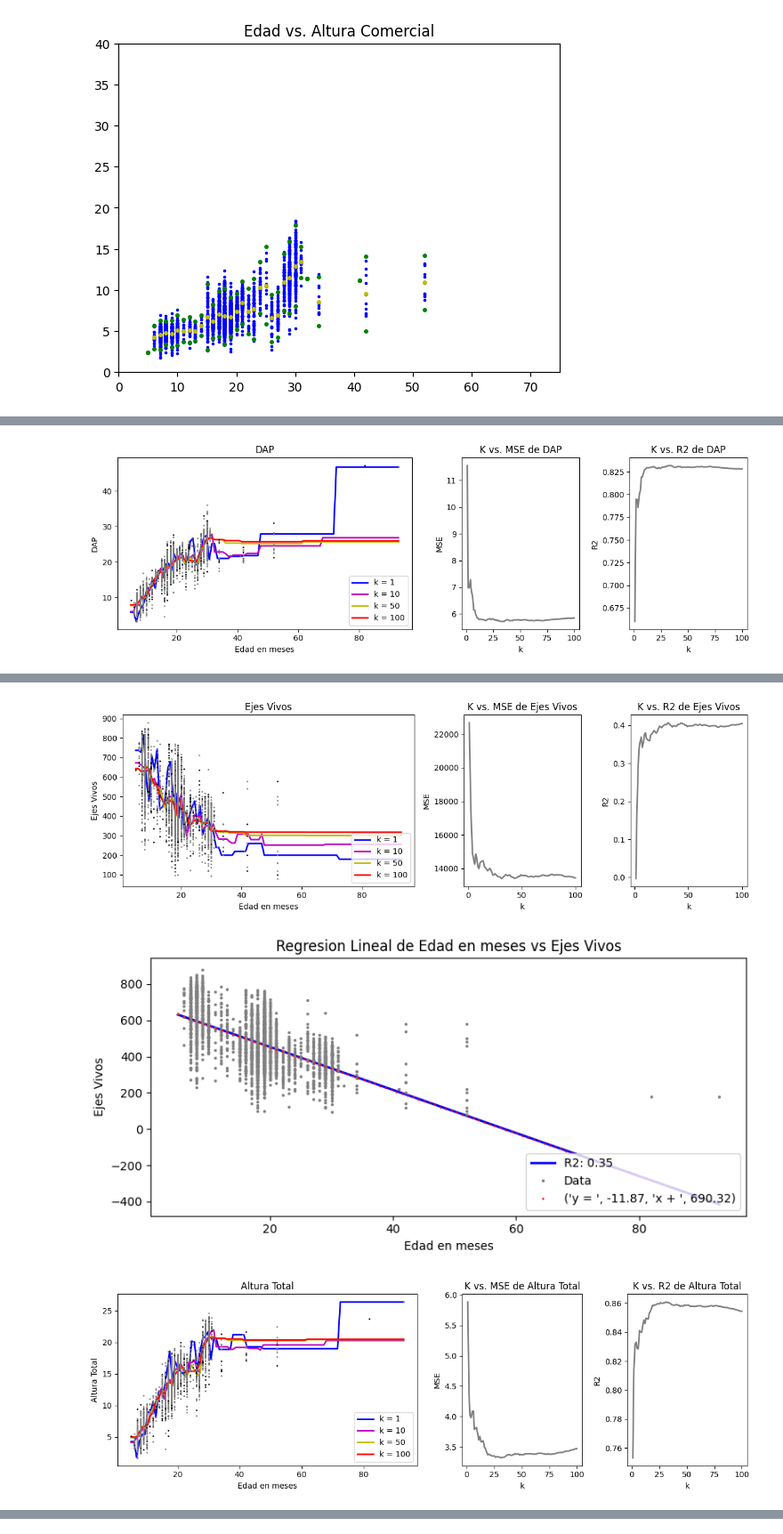
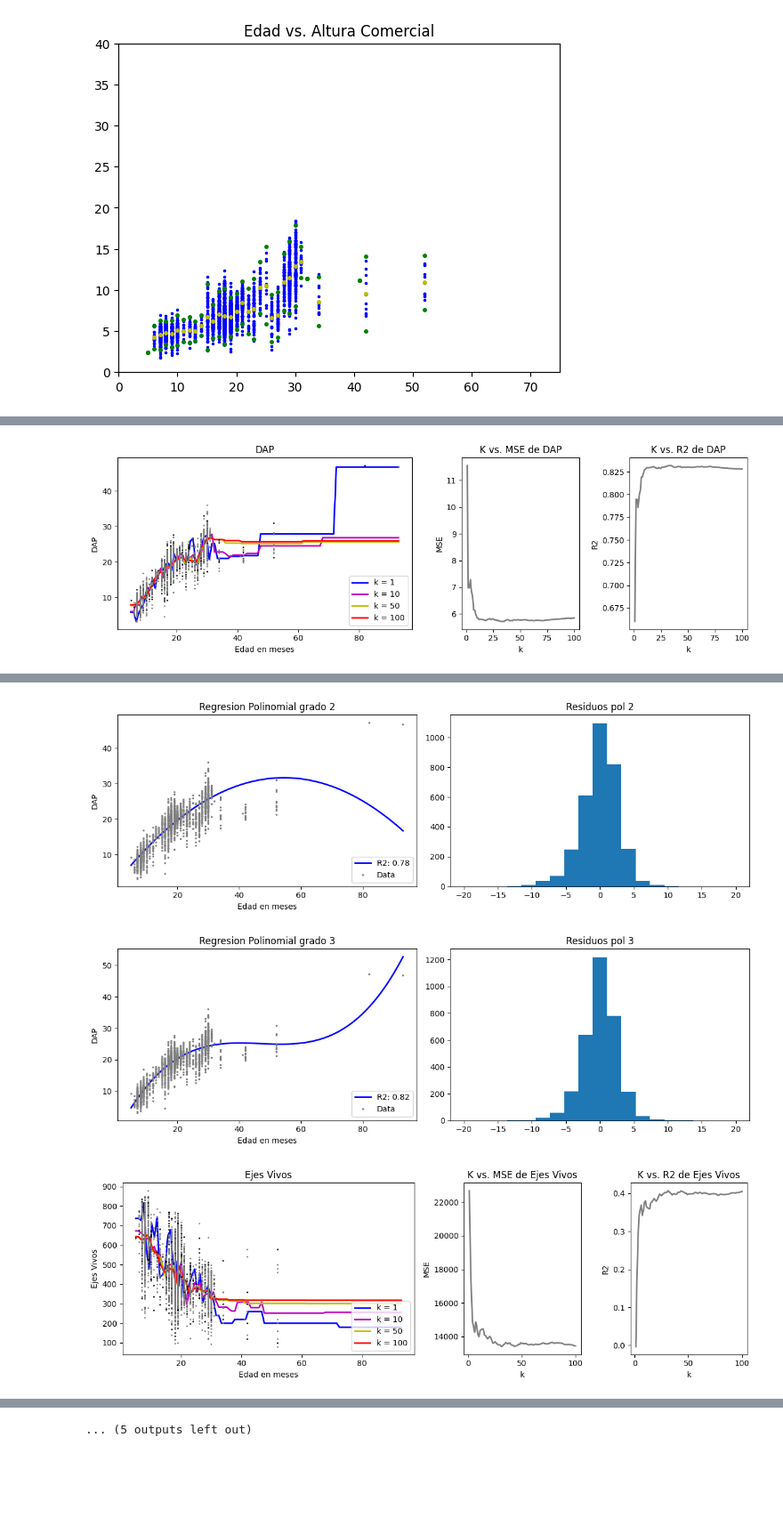
Before and after one commit to BryanCoboF/dataScienceStudy, a Jupyter notebook: dataScienceForest.ipynb, the cells around one changed output, grey strips where cells are left out. Shown at 89% size. Saved outputs shown, nothing was run; the diff lists cells and outputs as text; code cells hidden in the pictures; blank space fills up the shorter version.

Commit message:
Incluido regresion polinomial

```diff
--- a/dataScienceForest.ipynb
+++ b/dataScienceForest.ipynb
@@ -195 +205,16 @@ matrizCorr(dfCorre)
 [figure]
+# %%
+fig = plt.figure()
+ax = fig.add_subplot(111, projection='3d')
+
+# Gráfico de dispersión en 3D
+ax.scatter(dfCorre['Edad en Meses'],dfCorre['DAP (cm)'], dfCorre['Altura Total (m)'], c='g', marker='.')
+
+# Etiquetas de los ejes
+ax.set_xlabel('Edad')
+ax.set_ylabel('DAP')
+ax.set_zlabel('AT')
+
+ax.view_init(azim=190, elev=20)
+
+plt.show()
@@ -274,6 +301,36 @@ def RegLineal(varXLin , varYLin, varString):
   plt.show()
   return m[0],b
 
+def RegPolin(varXLin , varYLin, varString, deg):
+  # varXLin es el df de variable predictora
+  # varYLin es la variable de respuesta (dap, AT, AC, EV)
+  # varString es el string que indica la variabl analizada
+  # deg es el grado del polinomio de regresion
+  # Definicion del modelo de regresion lineal
+  fig, ax = plt.subplots(1,2, figsize=(12,4))
+  xPol= PolynomialFeatures(degree=deg).fit_transform(varXLin,varYLin)
+  modeloPolinomial = LinearRegression(fit_intercept=False)
+  modeloPolinomial.fit(xPol,varYLin)
+  rCuad = modeloPolinomial.score(xPol, varYLin)
+  stringRCuad = f"R2: {rCuad:.2f}" # Crea un string con el r2 para mostrar en la grafica
+  valuesX = np.linspace(varXLin.min(), varXLin.max(), 100)
+  valuesXPol = PolynomialFeatures(degree=deg).fit_transform(valuesX,varYLin)
+  # Graficacion ajuste
+  ax[0].plot(valuesX, modeloPolinomial.predict(valuesXPol), '-',label = stringRCuad, color = 'b', linewidth = 2) #label = stringRCuad
+  ax[0].plot(varXLin, varYLin, '.', label='Data', color= 'gray', markersize=3)
+  ax[0].set_xlabel('Edad en meses', fontsize=10)
+  ax[0].set_ylabel(varString, fontsize=10)
+  titString = 'Regresion Polinomial grado ' + str(deg)
+  ax[0].set_title(titString)
+  ax[0].legend(loc='lower right', fontsize=10)
+  resPol = varYLin - modeloPolinomial.predict(xPol)
+  resString = 'Residuos pol '+ str(deg)
+  bins = np.linspace(-20,20,20)
+  ax[1].hist(resPol, bins, label = resString)
+  ax[1].set_title(resString)
+  plt.tight_layout()
+  plt.show()
+
 def funcionRecta(m,b,x):
   return m[0]*x+b
 
@@ -300,14 +357,23 @@ while closer == 0:
     xTr, xTe, yTr, yTe, kVec  = trainTestValues(edadX, dapY, 1, 100, 0.7, 42)
     KNNRegresion(kVec, xTr, yTr, xTe, yTe, kPlots, coloresPlot,edadX,titGraf[0])
     RegLineal(edadX,dapY, titGraf[0])
+    for degree in range(3):
+      if degree>0:
+        RegPolin(edadX,dapY, titGraf[0],degree+1)
     #AT
     xTr, xTe, yTr, yTe, kVec  = trainTestValues(edadX, atY, 1, 100, 0.7, 42)
     KNNRegresion(kVec, xTr, yTr, xTe, yTe, kPlots, coloresPlot,edadX,titGraf[2])
     RegLineal(edadX,atY, titGraf[2])
+    for degree in range(3):
+      if degree>0:
+        RegPolin(edadX,atY, titGraf[0],degree+1)
     #AC
     xTr, xTe, yTr, yTe, kVec  = trainTestValues(edadX, acY, 1, 100, 0.7, 42)
     KNNRegresion(kVec, xTr, yTr, xTe, yTe, kPlots, coloresPlot,edadX,titGraf[3])
     RegLineal(edadX,acY, titGraf[3])
+    for degree in range(3):
+      if degree>0:
+        RegPolin(edadX,acY, titGraf[0],degree+1)
     closer = 1
 
   elif criterioEstimacion == "2": # Estimacion por promedios de parcela
@@ -318,33 +384,45 @@ while closer == 0:
     ejesY = dfSinNAPPM['Ejes Vivos (Ha)'] #variable respuesta EJES VIVOS
     atY = dfSinNAPPM['Altura Total (m)'] #variable respuesta AT
     acY = dfSinNAPPM['Altura Comercial (m)'] #variable respuesta AC
     titGraf = ['DAP', 'Ejes Vivos', 'Altura Total', 'Altura Comercial']
     #DAP
     xTr, xTe, yTr, yTe, kVec  = trainTestValues(edadX, dapY, 1, 100, 0.7, 42)
     KNNRegresion(kVec, xTr, yTr, xTe, yTe, kPlots, coloresPlot, edadX, titGraf[0])
     RegLineal(edadX,dapY, titGraf[0])
+    for degree in range(3):
+      if degree>0:
+        RegPolin(edadX,dapY, titGraf[0],degree+1)
     #Ejes
     xTr, xTe, yTr, yTe, kVec  = trainTestValues(edadX, ejesY, 1, 100, 0.7, 42)
     KNNRegresion(kVec, xTr, yTr, xTe, yTe, kPlots, coloresPlot,edadX,titGraf[1])
     RegLineal(edadX,ejesY, titGraf[1])
+    for degree in range(3):
+      if degree>0:
+        RegPolin(edadX,ejesY, titGraf[0],degree+1)
     #AT
     xTr, xTe, yTr, yTe, kVec  = trainTestValues(edadX, atY, 1, 100, 0.7, 42)
     KNNRegresion(kVec, xTr, yTr, xTe, yTe, kPlots, coloresPlot,edadX,titGraf[2])
     RegLineal(edadX,atY, titGraf[2])
+    for degree in range(3):
+      if degree>0:
+        RegPolin(edadX,atY, titGraf[0],degree+1)
     #AC
     xTr, xTe, yTr, yTe, kVec  = trainTestValues(edadX, acY, 1, 100, 0.7, 42)
     KNNRegresion(kVec, xTr, yTr, xTe, yTe, kPlots, coloresPlot,edadX, titGraf[3])
     RegLineal(edadX,acY, titGraf[3])
+    for degree in range(3):
+      if degree>0:
+        RegPolin(edadX,acY, titGraf[0],degree+1)
     closer = 1
   else:
     print("El valor ingresado no tiene criterio de estimacion")
 # %% [output]
 Desea estimar los datos de:
  1)Arboles individuales
  2) PPM
  Ingrese el numero del criterio con el que quiere entrenar: 2
 [figure]
 [figure]
-[figure, old version]
+[figure, new version]
-[figure, old version]
+[figure, new version]
-[figure, old version]
+[figure, new version]
@@ -353,0 +435 @@ Desea estimar los datos de:
+... (5 outputs left out)
```
Also changed, not shown: parts of 4 cells of this notebook.
